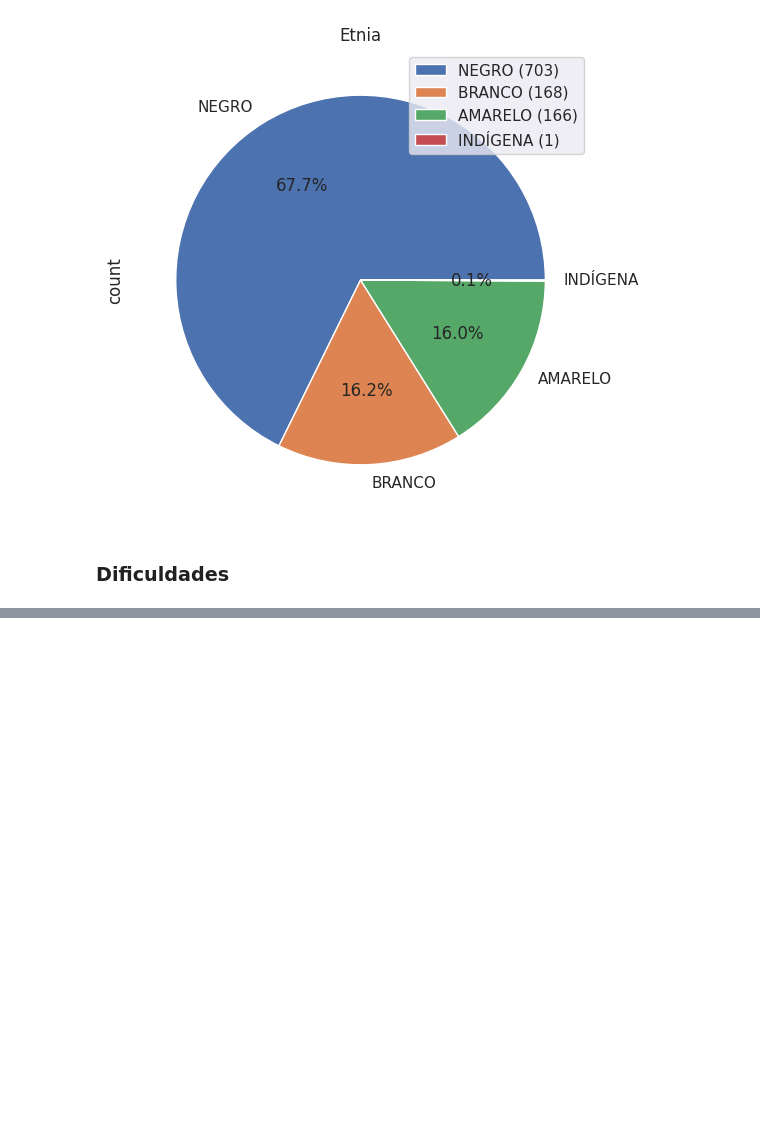
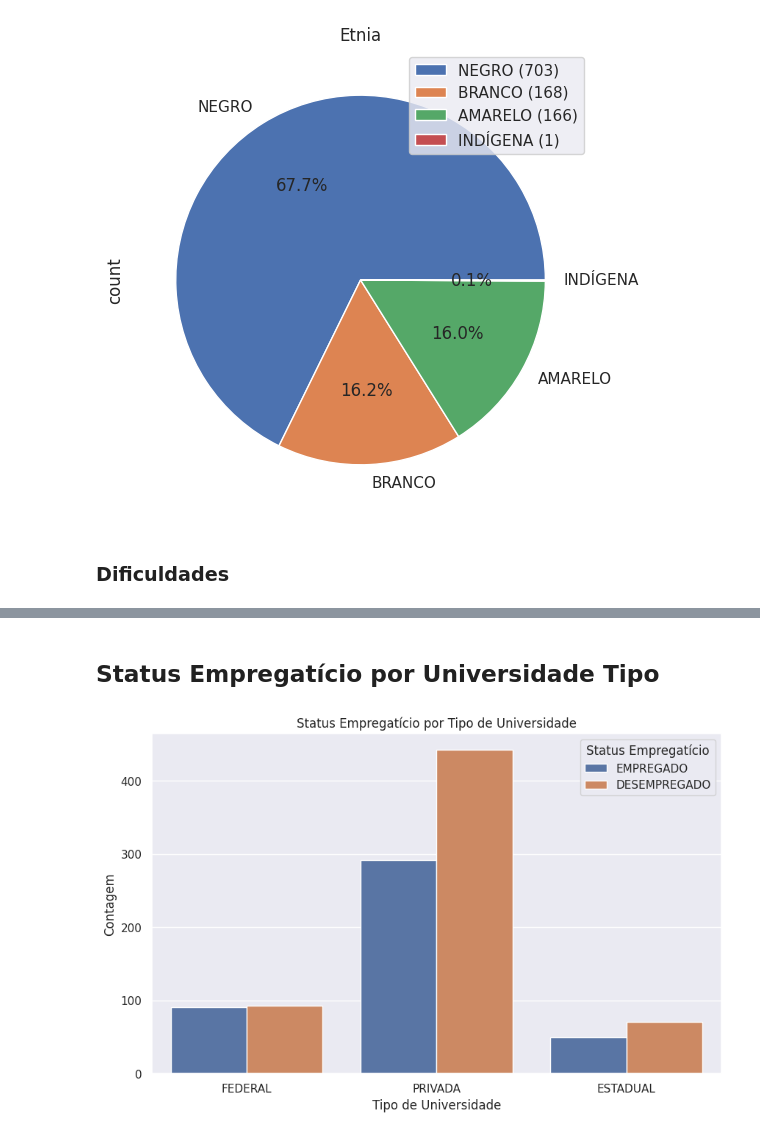
Before and after one commit to manuellereis/Pesquisa, a Jupyter notebook: notebooks/main.ipynb, the cells around one changed output, grey strips where cells are left out. Drawn from its saved outputs; the diff is of its cells as text; code cells hidden in the pictures; blank space fills up the shorter version.

```diff
--- a/notebooks/main.ipynb
+++ b/notebooks/main.ipynb
@@ -373,0 +461,12 @@ plt.show()
+# %% [markdown]
+##  Status Empregatício por Universidade Tipo
+# %%
+plt.figure(figsize=(10, 6))
+sns.countplot(x='UniversidadeTipo', hue='StatusEmpregaticio', data=df_empreg)
+plt.title('Status Empregatício por Tipo de Universidade')
+plt.xlabel('Tipo de Universidade')
+plt.ylabel('Contagem')
+plt.legend(title='Status Empregatício')
+plt.show()
+# %% [output]
+[figure, added]
```
Also changed, not shown: parts of 25 cells of this notebook.
